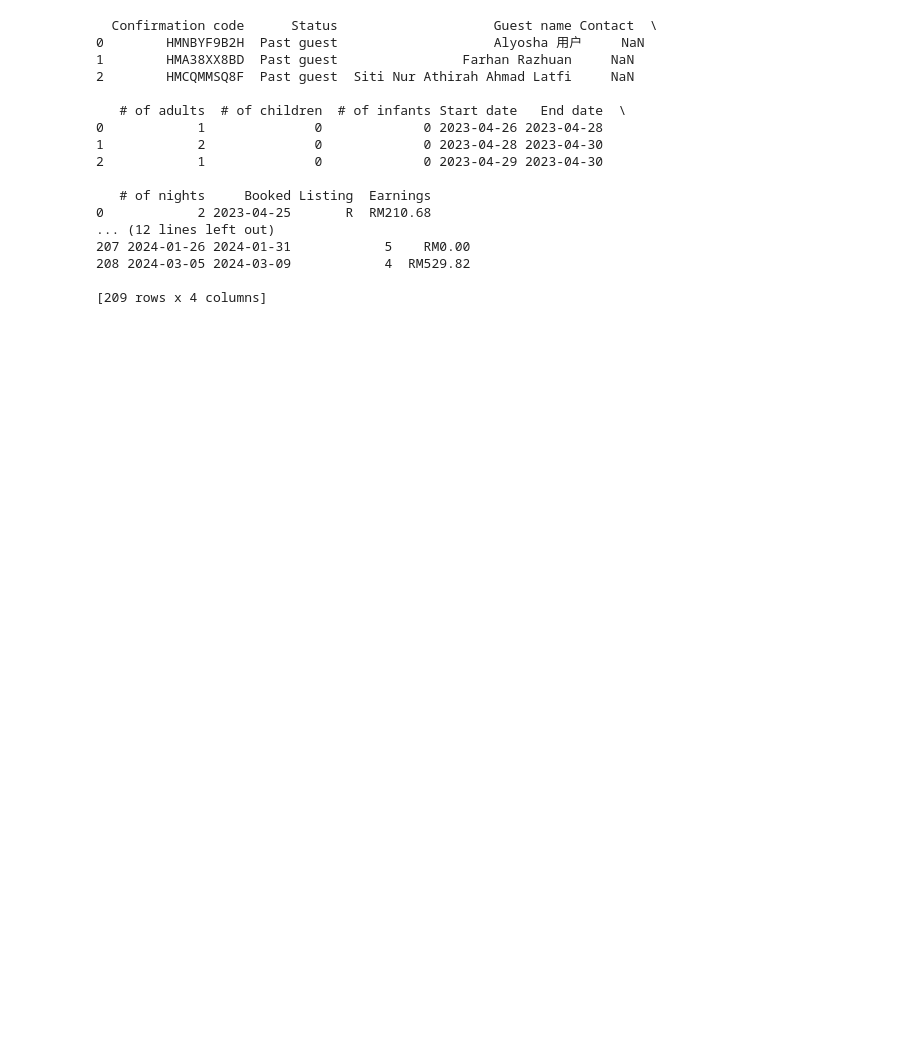
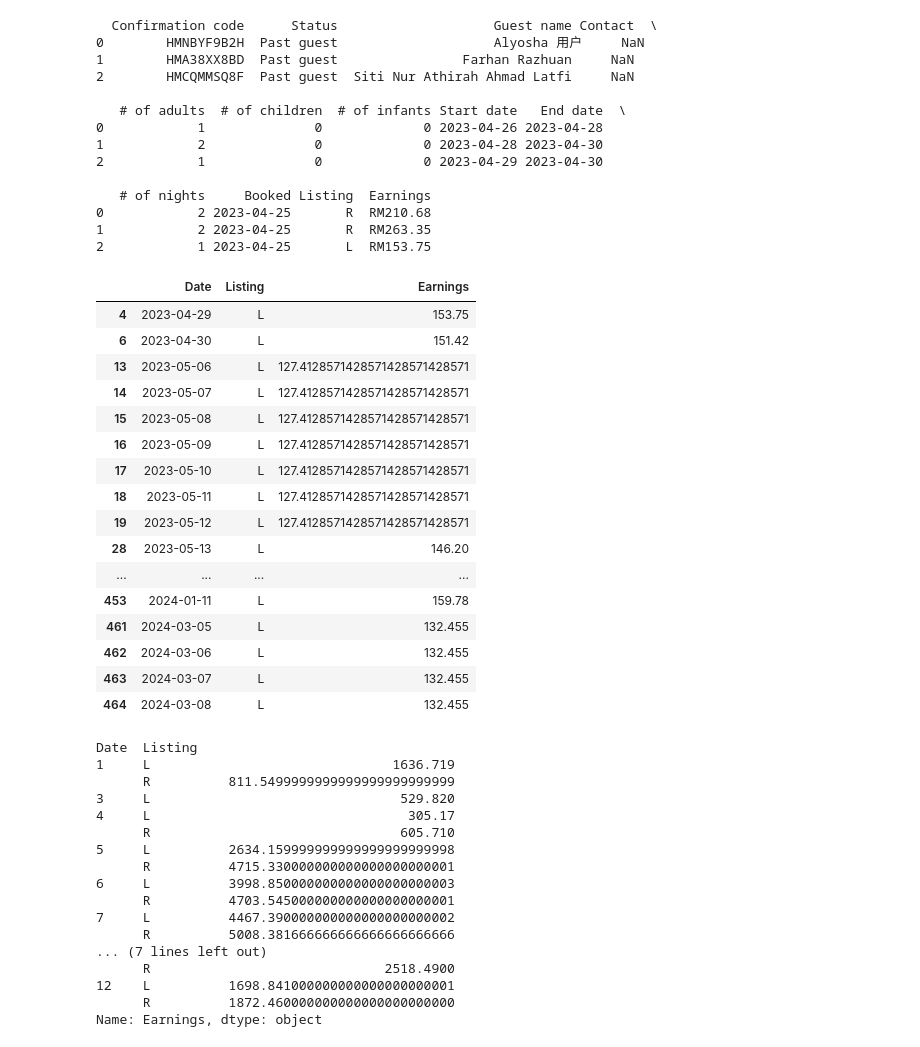
Before and after one commit to lhwong/airbnb-analytics, a Jupyter notebook: paidout.ipynb, the cells around one changed output. Saved outputs shown, nothing was run; the diff lists cells and outputs as text; code cells hidden in the pictures; blank space fills up the shorter version.

```diff
--- a/paidout.ipynb
+++ b/paidout.ipynb
@@ -58,7 +60,9 @@ import pandas as pd
 from google.colab import files
 import io
 import matplotlib.pyplot as plt
-
+import datetime
+from re import sub
+from decimal import Decimal
 
 #uploaded = files.upload()
 
@@ -78,39 +82,80 @@ df6 = pd.read_csv('reservations6.csv', parse_dates=['Start date', 'End date', 'B
 frames  = [df1, df2, df3, df4, df5, df6]
 df = pd.concat(frames, ignore_index=True)
 
 
 df.loc[df["Listing"] == "Level35 Ceylonz Suites overlooking KLCC, KL Tower", "Listing"] = 'R'
 df.loc[df["Listing"] == "Level 35 Ceylonz Suites overlooking KLCC, KL Tower", "Listing"] = 'L'
 
 
 print(df.head(3))
 
-cols = ['Start date', 'End date', '# of nights', 'Earnings']
+cols = ['Date', 'Listing', 'Earnings']
 lst = []
 for ind in range(len(df)):
-  for (y in range(df['# of nights'][ind])) :
-    lst.append([df['Start date'][ind], df['End date'][ind], df['# of nights'][ind], df['Earnings'][ind]])
+  for y in range(df['# of nights'][ind]) :
+    date = df['Start date'][ind] + datetime.timedelta(days=y)
+    lst.append([date, df['Listing'][ind], Decimal(sub(r'[^\d.]', '', df['Earnings'][ind]))/df['# of nights'][ind]])
 
 data = pd.DataFrame(lst, columns=cols)
 
-print(data)
+dataL = data.loc[(data['Earnings'] > 0) & (data['Listing'] == 'L')]
+
+
+with pd.option_context('display.max_rows', None):
+  display(dataL)
+
+
+data.groupby([data.Date.dt.month, 'Listing'])['Earnings'].sum()
+
+
 #for ind in range(len(df)):
 #    print(df['Start date'][ind], df['End date'][ind], df['# of nights'][ind])
 # %% [output]
   Confirmation code      Status                    Guest name Contact  \
 0        HMNBYF9B2H  Past guest                    Alyosha 用户     NaN
 1        HMA38XX8BD  Past guest                Farhan Razhuan     NaN
 2        HMCQMMSQ8F  Past guest  Siti Nur Athirah Ahmad Latfi     NaN
 
    # of adults  # of children  # of infants Start date   End date  \
 0            1              0             0 2023-04-26 2023-04-28
 1            2              0             0 2023-04-28 2023-04-30
 2            1              0             0 2023-04-29 2023-04-30
 
    # of nights     Booked Listing  Earnings
 0            2 2023-04-25       R  RM210.68
-... (12 lines left out)
-207 2024-01-26 2024-01-31            5    RM0.00
-208 2024-03-05 2024-03-09            4  RM529.82
-
-[209 rows x 4 columns]
+1            2 2023-04-25       R  RM263.35
+2            1 2023-04-25       L  RM153.75
+|  | Date | Listing | Earnings |
+| 4 | 2023-04-29 | L | 153.75 |
+| 6 | 2023-04-30 | L | 151.42 |
+| 13 | 2023-05-06 | L | 127.4128571428571428571428571 |
+| 14 | 2023-05-07 | L | 127.4128571428571428571428571 |
+| 15 | 2023-05-08 | L | 127.4128571428571428571428571 |
+| 16 | 2023-05-09 | L | 127.4128571428571428571428571 |
+| 17 | 2023-05-10 | L | 127.4128571428571428571428571 |
+| 18 | 2023-05-11 | L | 127.4128571428571428571428571 |
+| 19 | 2023-05-12 | L | 127.4128571428571428571428571 |
+| 28 | 2023-05-13 | L | 146.20 |
+| ... | ... | ... | ... |
+| 453 | 2024-01-11 | L | 159.78 |
+| 461 | 2024-03-05 | L | 132.455 |
+| 462 | 2024-03-06 | L | 132.455 |
+| 463 | 2024-03-07 | L | 132.455 |
+| 464 | 2024-03-08 | L | 132.455 |
+Date  Listing
+1     L                               1636.719
+      R          811.5499999999999999999999999
+3     L                                529.820
+4     L                                 305.17
+      R                                605.710
+5     L          2634.159999999999999999999998
+      R          4715.330000000000000000000001
+6     L          3998.850000000000000000000003
+      R          4703.545000000000000000000001
+7     L          4467.390000000000000000000002
+      R          5008.381666666666666666666666
+... (7 lines left out)
+      R                              2518.4900
+12    L          1698.841000000000000000000001
+      R          1872.460000000000000000000000
+Name: Earnings, dtype: object
```
Also changed, not shown: parts of 1 cell of this notebook.
